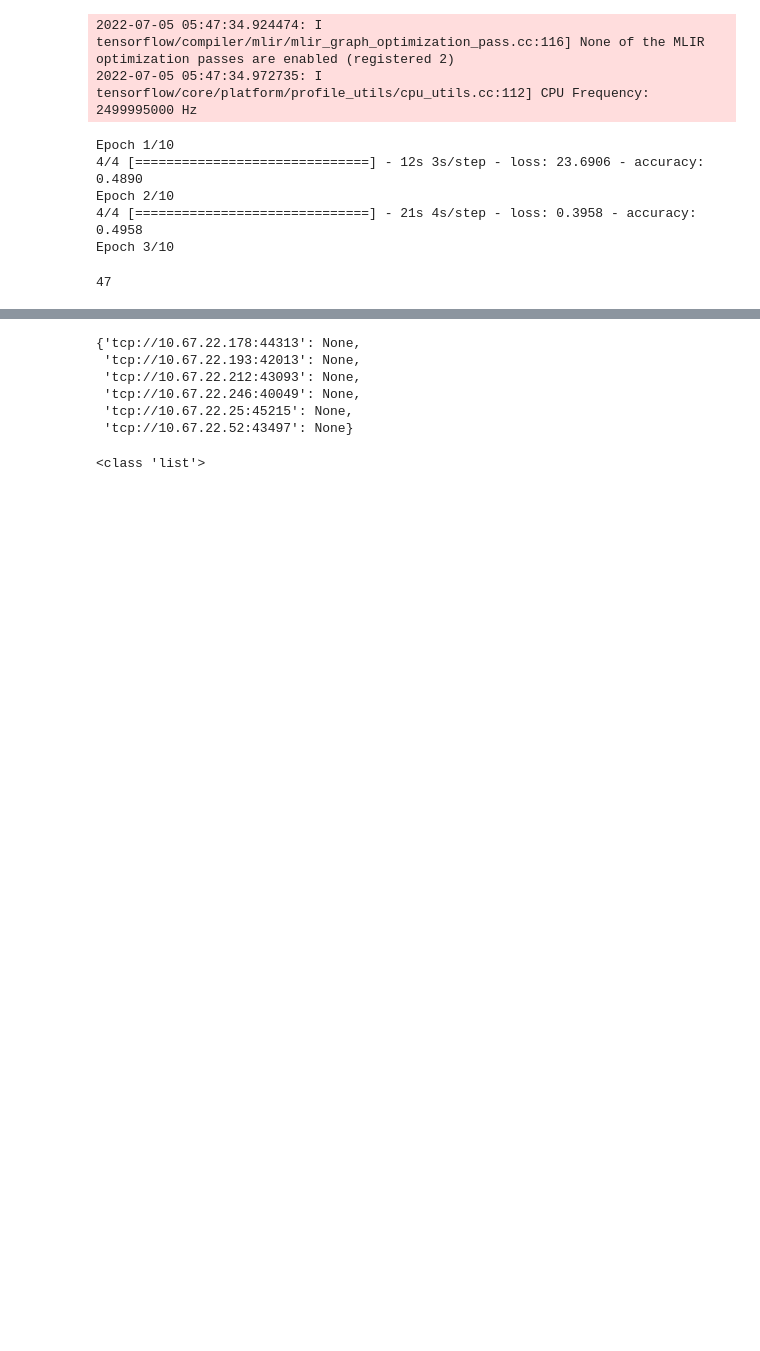
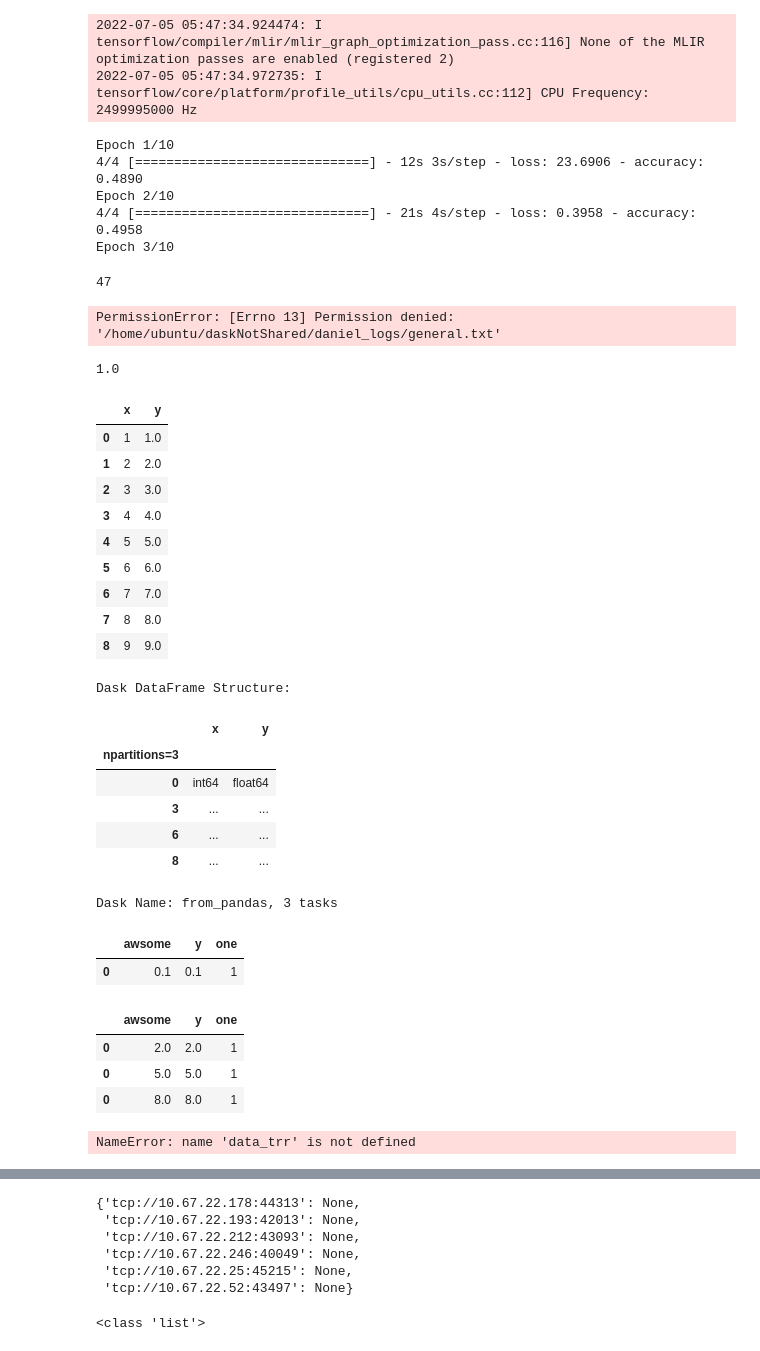
Before and after one commit to DanHarJor/MAPD-B, a Jupyter notebook: dask/notebooks/Daniel_dask_preprocessing.ipynb, the cells around one changed output, grey strips where cells are left out. Drawn from its saved outputs; the diff is of its cells as text; code cells hidden in the pictures; blank space fills up the shorter version.

```diff
--- a/dask/notebooks/Daniel_dask_preprocessing.ipynb
+++ b/dask/notebooks/Daniel_dask_preprocessing.ipynb
@@ -565,46 +520,94 @@ import os
 def train(partition,monitor=False):#, cnn, v_data, v_labels, weights, epochs):
     if monitor:
         def log(log="",clear=False):
-            f_log = open("/home/ubuntu/daskShared_local/daniel_logs/general.txt",'a')
+            f_log = open("/home/ubuntu/daskNotShared/daniel_logs/general.txt",'a')
             f_log.write(log+'\n')
             f_log.close()
-            if clear: os.system('rm /home/ubuntu/daskShared_local/daniel_logs/general.txt')
-        #convert the dataframe to a form that will go into the cnn
-        f_progress = open("/home/ubuntu/daskShared_local/progress.txt",'a')
+
+        f_progress = open("/home/ubuntu/daskNotShared/progress/train.pr",'a')
         f_progress.write('1 ')
         f_progress.close()
 
         log('making partition data cnn ready')
-    pdf = partition
-    faces = pdf['face_img'].values
-    faces = [i[0] for i in faces]
-    faces = np.array(faces)
+
+    #convert the dataframe to a form that will go into the cnn
+    faces = np.array([i[0] for i in partition['face_img'].values])
     labelsF = np.ones(np.shape(faces)[0])
-    nofaces = pdf['noface_img'].values
-    nofaces = [i[0] for i in nofaces]
-    nofaces = np.array(nofaces)
+    nofaces = np.array([i[0] for i in partition['noface_img'].values])
     labelsNF = np.zeros(np.shape(nofaces)[0])
     data = np.concatenate((faces,nofaces), axis = 0)
     labels = np.concatenate((labelsF,labelsNF))
+    del faces, labelsF, nofaces, labelsNF
     #---------------------------------------------------
     if monitor: log('getting weights from file')
     #get init/best weights from pickle file
     f_weights = open("/home/ubuntu/daskNotShared/weights.pkl",'rb')
     weights = pickle.load(f_weights)
     f_weights.close()
+    del f_weights
     if monitor: log('training on partition data')
     cnn = build_cnn()
     cnn.set_weights(weights)
     fit = cnn.fit(data,labels, epochs = 10)
+    del fit
     log('getting and saving weights\n---------------------------------------\n\n')
     weights = cnn.get_weights()
     f_weights = open('/home/ubuntu/daskNotShared/weights.pkl', 'wb')
     pickle.dump(weights, f_weights)
     f_weights.close()
+    del f_weights, weights
 
 #meta = data_tr.head(1)
+data_trr = data_tr.partitions[0:30]
 meta = pd.DataFrame(data = [None], columns=['none'])
-data_trr = data_tr.map_partitions(train,meta=meta, monitor=True)
-data_trr = data_trr.persist()
+data_trr = data_trr.map_partitions(train,meta=meta, monitor=True)
+data_trr = data_trr.compute()
 #wait(data_trr)
 #a=1
+# %% [output]
+PermissionError: [Errno 13] Permission denied: '/home/ubuntu/daskNotShared/daniel_logs/general.txt'
+# %%
+print(np.mean([0,1,2]))
+from IPython.display import display
+import pandas as pd
+import dask.dataframe as dd
+df = pd.DataFrame({'x': [1, 2, 3, 4, 5,6,7,8,9],
+                    'y': [1., 2., 3., 4., 5.,6.,7.,8.,9.]})
+display(df)
+ddf = dd.from_pandas(df, npartitions=3)
+display(ddf)
+def myadd(df, a, b=1):
+    mean = pd.DataFrame({'awsome': [np.mean(df['x'])],
+                    'y': [np.mean(df['y'])], 'one':[1]})
+    return mean#df + df.y + a + b
+meta = pd.DataFrame({'awsome': [0.1],
+                    'y': [0.1],'one':[1]})
+display(meta)
+res = ddf.map_partitions(myadd, 1, b=2, meta = meta)
+res.compute()
+# %% [output]
+1.0
+|  | x | y |
+| 0 | 1 | 1.0 |
+| 1 | 2 | 2.0 |
+| 2 | 3 | 3.0 |
+| 3 | 4 | 4.0 |
+| 4 | 5 | 5.0 |
+| 5 | 6 | 6.0 |
+| 6 | 7 | 7.0 |
+| 7 | 8 | 8.0 |
+| 8 | 9 | 9.0 |
+Dask DataFrame Structure:
+|  | x | y |
+| npartitions=3 |  |  |
+| 0 | int64 | float64 |
+| 3 | ... | ... |
+| 6 | ... | ... |
+| 8 | ... | ... |
+Dask Name: from_pandas, 3 tasks
+|  | awsome | y | one |
+| 0 | 0.1 | 0.1 | 1 |
+|  | awsome | y | one |
+| 0 | 2.0 | 2.0 | 1 |
+| 0 | 5.0 | 5.0 | 1 |
+| 0 | 8.0 | 8.0 | 1 |
@@ -611 +618,6 @@ data_trr = data_trr.persist()
+# %%
+del data_trr
+client.cancel(data_trr)
+# %% [output]
+NameError: name 'data_trr' is not defined
 # %%
```
Also changed, not shown: parts of 13 cells of this notebook, 7 other files.
